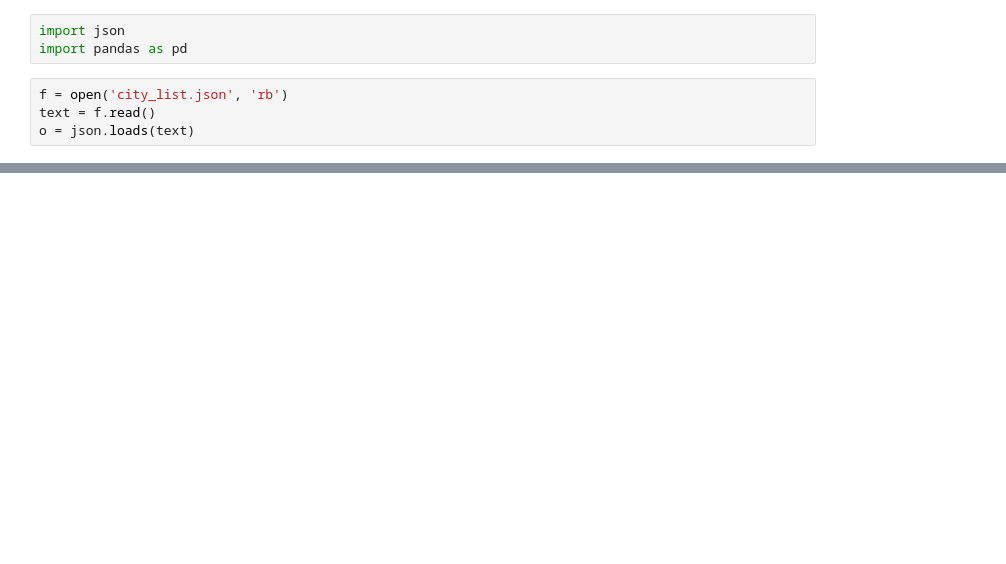
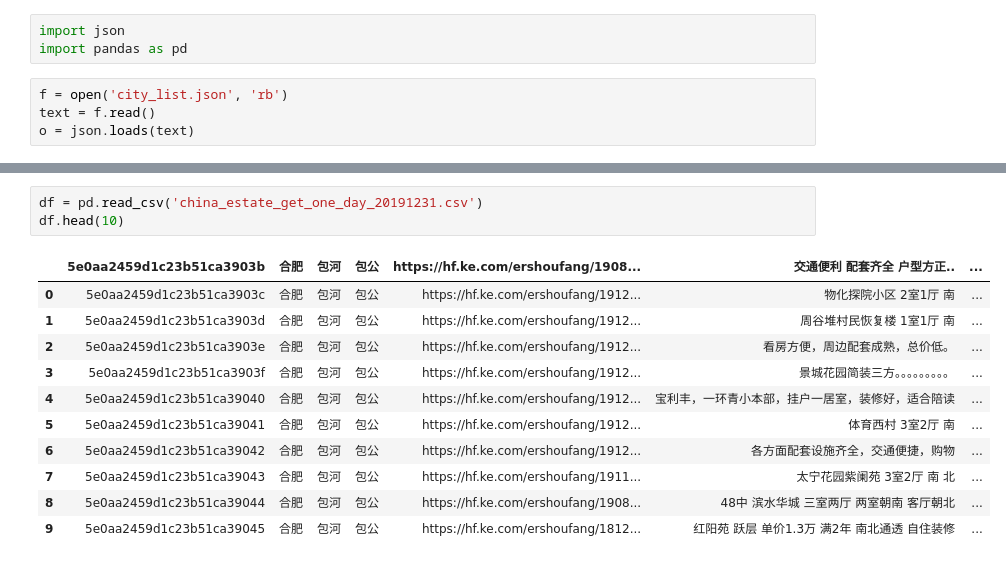
Before and after one commit to leewind/china-estate-analyze, a Jupyter notebook: jupyter/command.ipynb, the cells around one changed output, grey strips where cells are left out. Saved outputs shown, nothing was run; the diff lists cells and outputs as text; blank space fills up the shorter version.

```diff
--- a/jupyter/command.ipynb
+++ b/jupyter/command.ipynb
@@ -39,3 +39,18 @@ for city in o['cities']:
 30 09   * * *   leewind cd /home/leewind/projects/china-estate-analyze/spider && scrapy crawl ke -a city_name=桐乡
 30 09   * * *   leewind cd /home/leewind/projects/china-estate-analyze/spider && scrapy crawl ke -a city_name=余姚
 30 09   * * *   leewind cd /home/leewind/projects/china-estate-analyze/spider && scrapy crawl ke -a city_name=诸暨
+# %%
+df = pd.read_csv('china_estate_get_one_day_20191231.csv')
+df.head(10)
+# %% [output]
+|  | 5e0aa2459d1c23b51ca3903b | 合肥 | 包河 | 包公 | https://hf.ke.com/ershoufang/1908... | 交通便利 配套齐全 户型方正.. | ... |
+| 0 | 5e0aa2459d1c23b51ca3903c | 合肥 | 包河 | 包公 | https://hf.ke.com/ershoufang/1912... | 物化探院小区 2室1厅 南 | ... |
+| 1 | 5e0aa2459d1c23b51ca3903d | 合肥 | 包河 | 包公 | https://hf.ke.com/ershoufang/1912... | 周谷堆村民恢复楼 1室1厅 南 | ... |
+| 2 | 5e0aa2459d1c23b51ca3903e | 合肥 | 包河 | 包公 | https://hf.ke.com/ershoufang/1912... | 看房方便，周边配套成熟，总价低。 | ... |
+| 3 | 5e0aa2459d1c23b51ca3903f | 合肥 | 包河 | 包公 | https://hf.ke.com/ershoufang/1912... | 景城花园简装三方。。。。。。。。。 | ... |
+| 4 | 5e0aa2459d1c23b51ca39040 | 合肥 | 包河 | 包公 | https://hf.ke.com/ershoufang/1912... | 宝利丰，一环青小本部，挂户一居室，装修好，适合陪读 | ... |
+| 5 | 5e0aa2459d1c23b51ca39041 | 合肥 | 包河 | 包公 | https://hf.ke.com/ershoufang/1912... | 体育西村 3室2厅 南 | ... |
+| 6 | 5e0aa2459d1c23b51ca39042 | 合肥 | 包河 | 包公 | https://hf.ke.com/ershoufang/1912... | 各方面配套设施齐全，交通便捷，购物 | ... |
+| 7 | 5e0aa2459d1c23b51ca39043 | 合肥 | 包河 | 包公 | https://hf.ke.com/ershoufang/1911... | 太宁花园紫阑苑 3室2厅 南 北 | ... |
+| 8 | 5e0aa2459d1c23b51ca39044 | 合肥 | 包河 | 包公 | https://hf.ke.com/ershoufang/1908... | 48中 滨水华城 三室两厅 两室朝南 客厅朝北 | ... |
+| 9 | 5e0aa2459d1c23b51ca39045 | 合肥 | 包河 | 包公 | https://hf.ke.com/ershoufang/1812... | 红阳苑 跃层 单价1.3万 满2年 南北通透 自住装修 | ... |
```
Also changed, not shown: 2 other files.
